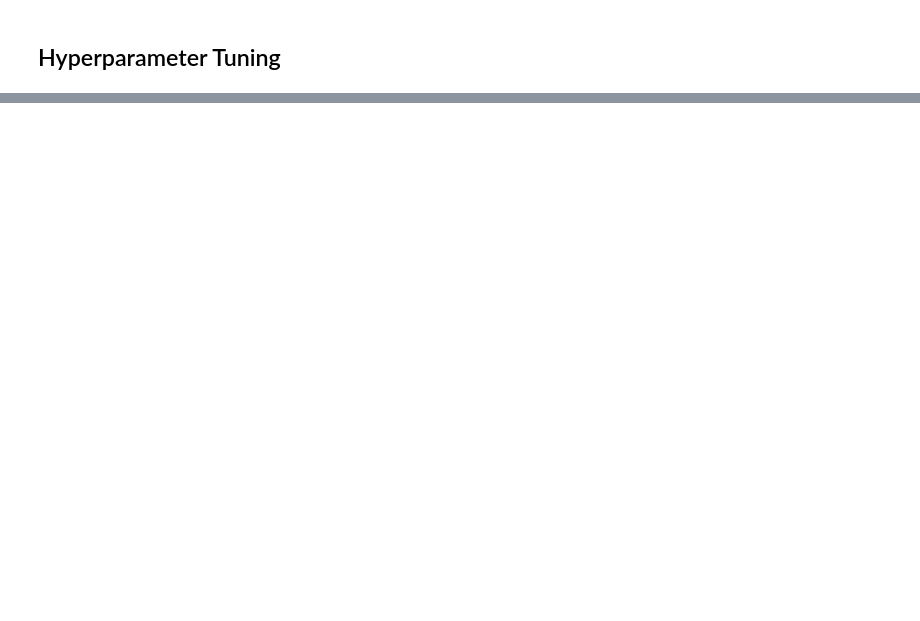
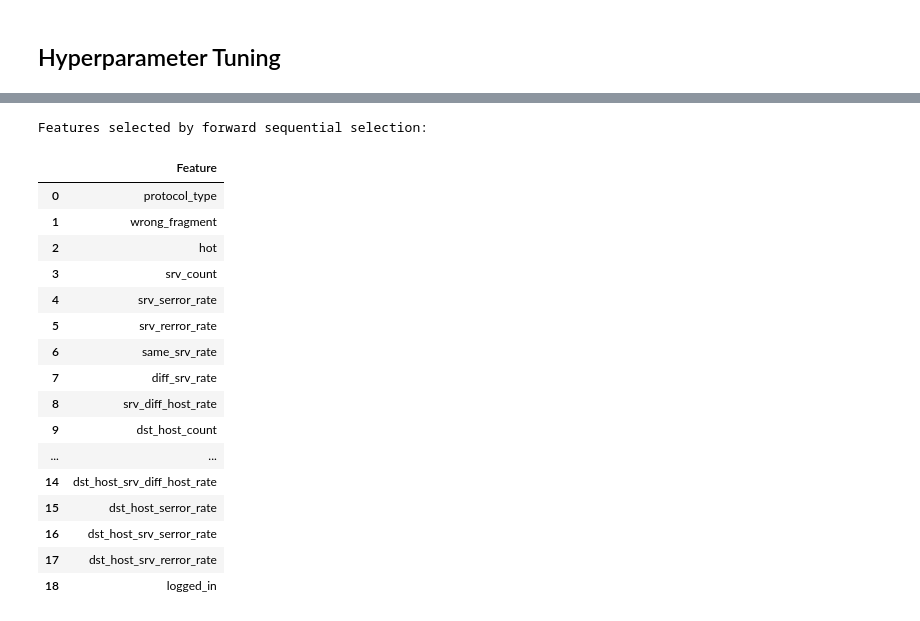
Before and after one commit to nzabdelke/Network-Traffic-Classification, a Jupyter notebook: network_traffic_classification.ipynb, the cells around one changed output, grey strips where cells are left out. Drawn from its saved outputs; the diff is of its cells as text; code cells hidden in the pictures; blank space fills up the shorter version.

Commit message:
add scheme independent feature selection

```diff
--- a/network_traffic_classification.ipynb
+++ b/network_traffic_classification.ipynb
@@ -267,0 +277,13 @@ plt.show()
+# %%
+le = LabelEncoder()
+A = ct.fit_transform(X)
+b = le.fit_transform(y)
+lasso = LassoCV(random_state=1234).fit(A, b)
+sfs_forward = SequentialFeatureSelector(lasso, direction="forward", n_jobs=-1).fit(A, b)
+
+selected_features = [
+    i for j, i in enumerate(all_features) if sfs_forward.get_support()[j]
+]
+print("Features selected by forward sequential selection: ")
+
+pd.DataFrame({"Feature": selected_features})
@@ -267,0 +310,33 @@ plt.show()
+# %%
+A = ct.fit_transform(X)
+b = le.fit_transform(y)
+lasso = LassoCV(random_state=1234).fit(A, b)
+sfs_forward = SequentialFeatureSelector(lasso, direction="backward", n_jobs=-1).fit(
+    A, b
+)
+
+selected_features = [
+    i for j, i in enumerate(all_features) if sfs_forward.get_support()[j]
+]
+print("Features selected by forward sequential selection: ")
+
+pd.DataFrame({"Feature": selected_features})
+# %% [output]
+Features selected by forward sequential selection:
+|  | Feature |
+| 0 | protocol_type |
+| 1 | wrong_fragment |
+| 2 | hot |
+| 3 | srv_count |
+| 4 | srv_serror_rate |
+| 5 | srv_rerror_rate |
+| 6 | same_srv_rate |
+| 7 | diff_srv_rate |
+| 8 | srv_diff_host_rate |
+| 9 | dst_host_count |
+| ... | ... |
+| 14 | dst_host_srv_diff_host_rate |
+| 15 | dst_host_serror_rate |
+| 16 | dst_host_srv_serror_rate |
+| 17 | dst_host_srv_rerror_rate |
+| 18 | logged_in |
```
Also changed, not shown: parts of 11 cells of this notebook.
